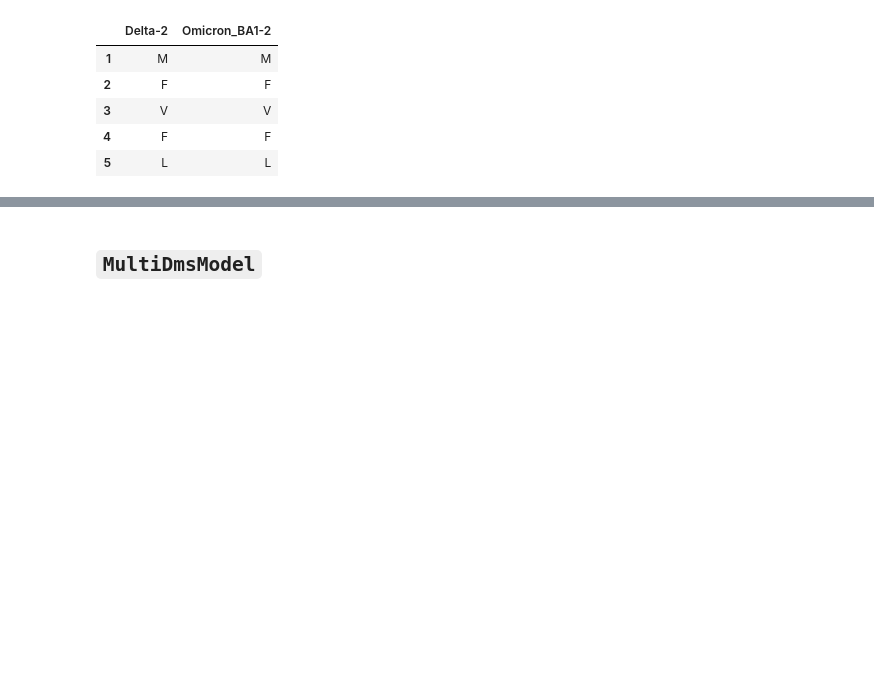
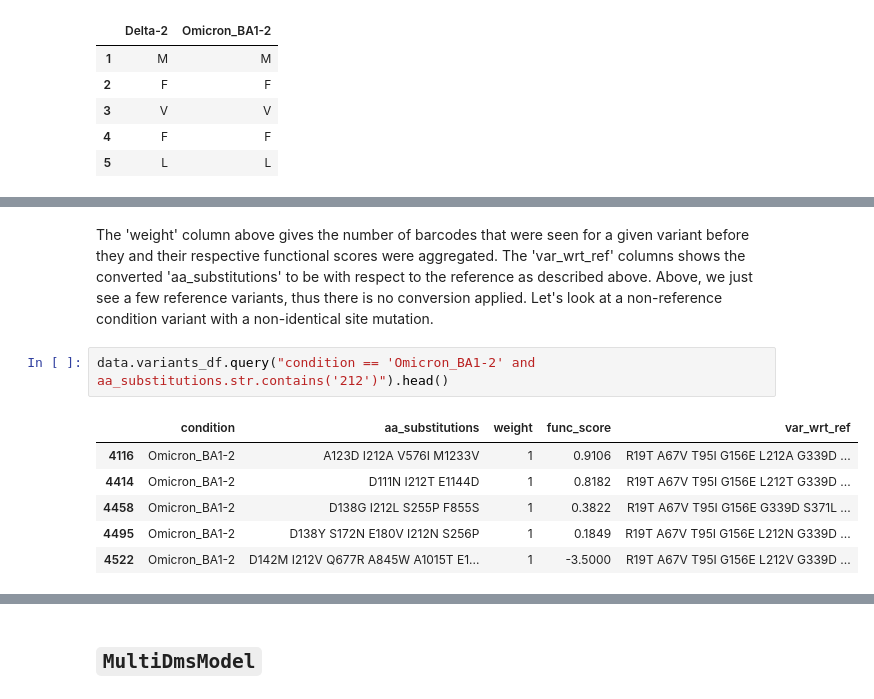
Before and after one commit to matsengrp/multidms, a Jupyter notebook: notebooks/fit_delta_BA1_example.ipynb, the cells around one changed output, grey strips where cells are left out. Cells and saved outputs as stored; diff of their text form; blank space fills up the shorter version.

```diff
--- a/notebooks/fit_delta_BA1_example.ipynb
+++ b/notebooks/fit_delta_BA1_example.ipynb
@@ -142,0 +139,11 @@ frozendict.frozendict({'Delta-2': '', 'Omicron_BA1-2': 'R19T A67V T95I G156E L21
+# %% [markdown]
+The 'weight' column above gives the number of barcodes that were seen for a given variant before they and their respective functional scores were aggregated. The 'var_wrt_ref' columns shows the converted 'aa_substitutions' to be with respect to the reference as described above. Above, we just see a few reference variants, thus there is no conversion applied. Let's look at a non-reference condition variant with a non-identical site mutation.
+# %%
+data.variants_df.query("condition == 'Omicron_BA1-2' and aa_substitutions.str.contains('212')").head()
+# %% [output]
+|  | condition | aa_substitutions | weight | func_score | var_wrt_ref |
+| 4116 | Omicron_BA1-2 | A123D I212A V576I M1233V | 1 | 0.9106 | R19T A67V T95I G156E L212A G339D ... |
+| 4414 | Omicron_BA1-2 | D111N I212T E1144D | 1 | 0.8182 | R19T A67V T95I G156E L212T G339D ... |
+| 4458 | Omicron_BA1-2 | D138G I212L S255P F855S | 1 | 0.3822 | R19T A67V T95I G156E G339D S371L ... |
+| 4495 | Omicron_BA1-2 | D138Y S172N E180V I212N S256P | 1 | 0.1849 | R19T A67V T95I G156E L212N G339D ... |
+| 4522 | Omicron_BA1-2 | D142M I212V Q677R A845W A1015T E1... | 1 | -3.5000 | R19T A67V T95I G156E L212V G339D ... |
```
Also changed, not shown: parts of 25 cells of this notebook, 49 other files.
